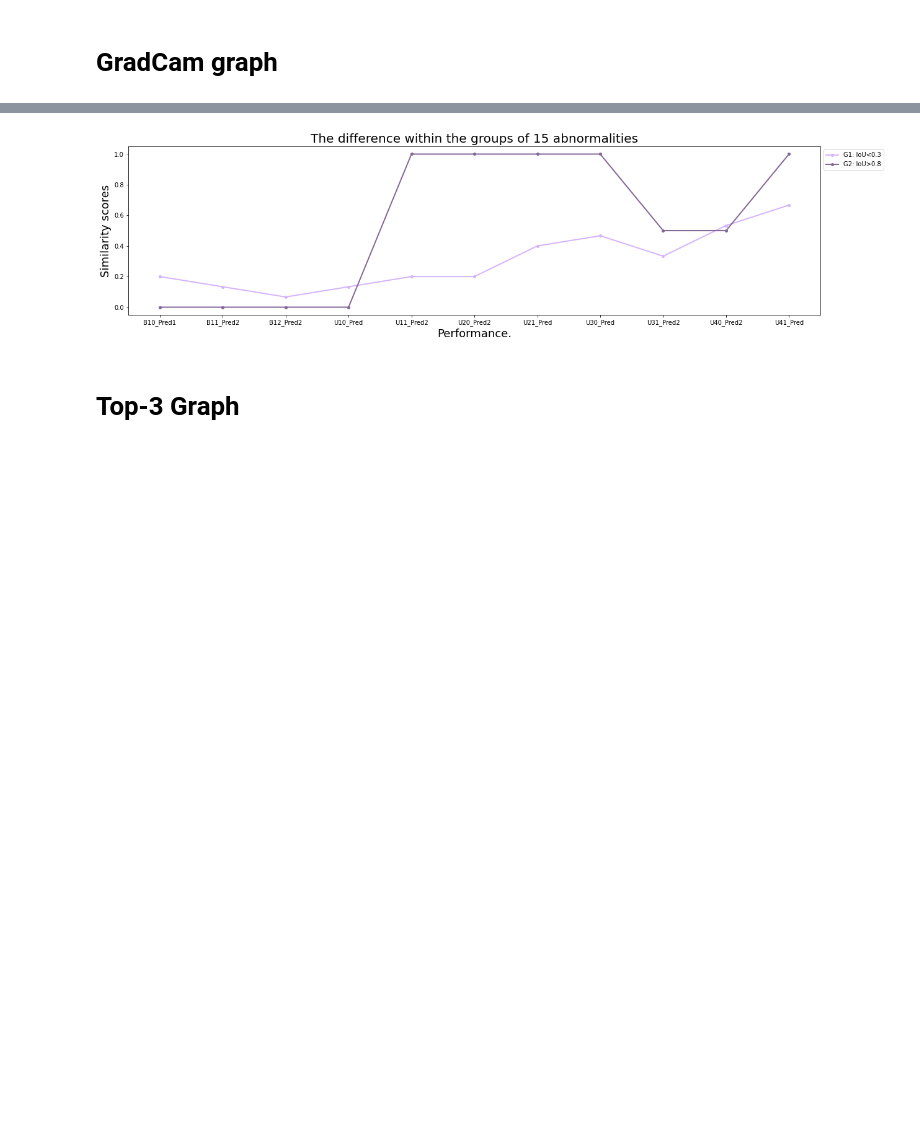
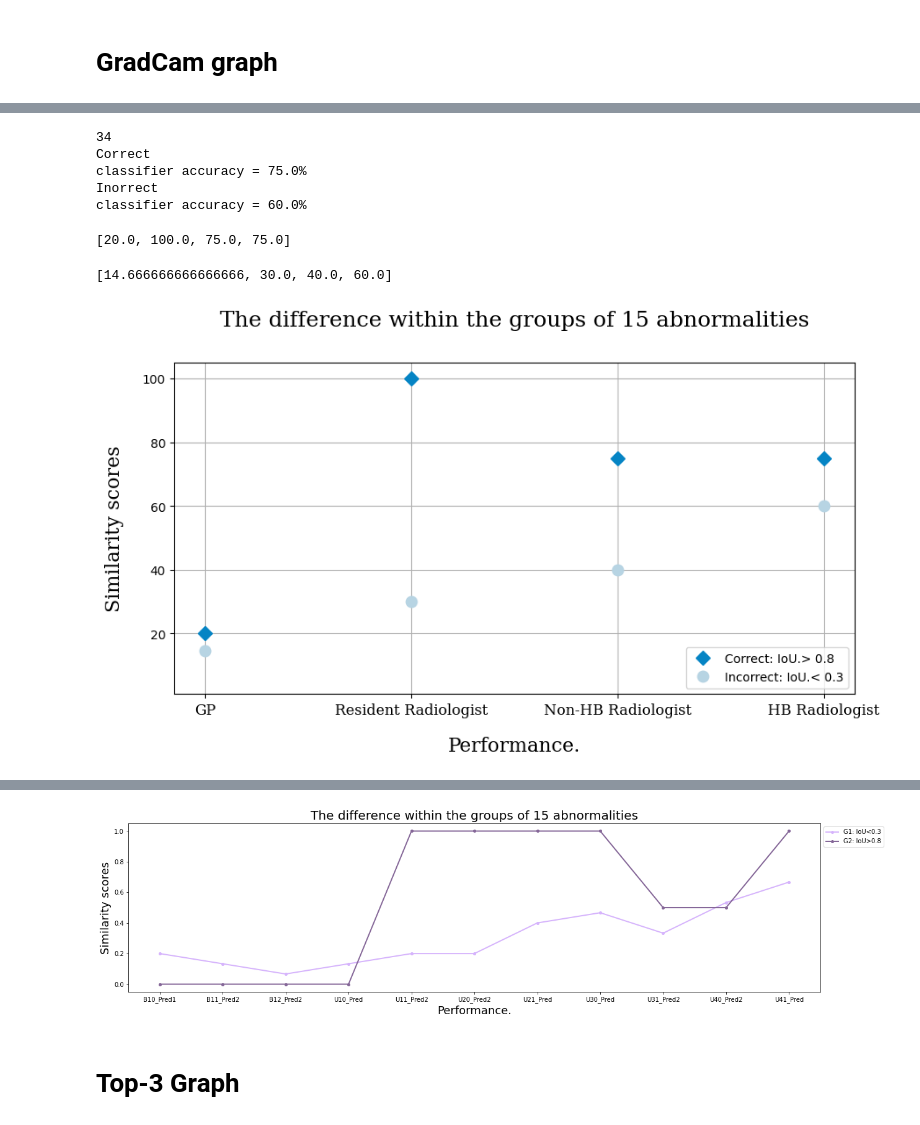
Before and after one commit to Peckkie/Experiment_Evaluation_CCA, a Jupyter notebook: graph_paper.ipynb, the cells around one changed output, grey strips where cells are left out. Saved outputs shown, nothing was run; the diff lists cells and outputs as text; code cells hidden in the pictures; blank space fills up the shorter version.

Commit message:
Update graph GradCam

```diff
--- a/graph_paper.ipynb
+++ b/graph_paper.ipynb
@@ -668,0 +708,4 @@ G2 = df2.acc.tolist()
+# %%
+df_result = df_result[(df_result['IoU186']>0.8)|(df_result['IoU186']<0.3)]
+df_result['rat_iou'] =rat_iou
+df_result
@@ -668,0 +730,3 @@ G2 = df2.acc.tolist()
+# %%
+df_result['index_col'] = df_result.index
+df_result
@@ -668,0 +781,2 @@ G2 = df2.acc.tolist()
+# %%
+re=[]
@@ -668,0 +849,40 @@ G2 = df2.acc.tolist()
+# %%
+HB= df_result[(df_result['Exper'] == 'U40_Pred2')|(df_result['Exper'] =='U41_Pred')]
+print(len(HB))
+ddf = HB
+for i in range(2):
+    if i == 0:
+        a = ddf[ddf['rat_iou']=='Correct']
+        print('Correct')
+    else:
+        a = ddf[ddf['rat_iou']=='Incorrect']
+        print('Inorrect')
+    act = a['category'].array
+    pred = a['AssistGP4'].array
+    cmat = confusion_matrix(act, pred)
+    print('classifier accuracy = {}%'.format((100.*np.trace(cmat))/(np.sum(cmat))))
+    re.append((100.*np.trace(cmat))/(np.sum(cmat)))
+# %% [output]
+34
+Correct
+classifier accuracy = 75.0%
+Inorrect
+classifier accuracy = 60.0%
+# %%
+Correct_, Incorrect_ =[],[]
+import math
+for i in range(len(re)):
+    m =i
+    # print(m)
+    if math.fmod(m, 2) ==0:
+        Correct_.append(re[i])
+    else:
+        Incorrect_.append(re[i])
+# %%
+Correct_
+# %% [output]
+[20.0, 100.0, 75.0, 75.0]
+# %%
+Incorrect_
+# %% [output]
+[14.666666666666666, 30.0, 40.0, 60.0]
@@ -668,0 +895,25 @@ G2 = df2.acc.tolist()
+# %%
+font = {'family': 'serif',
+        'color':  'black',
+        'weight': 'normal'}
+
+fig, ax = plt.subplots(figsize=(10, 5), dpi=100)
+plt.ylim(1,105)
+x = np.arange(0,2,0.5)  # the label locations
+
+plt.plot(x, Correct_, color='#0584C4',  linestyle=' ', marker='D', markeredgecolor='#0584C4', markersize=8, label='Correct: IoU.> 0.8')
+plt.plot(x, Incorrect_, color='#B7D4E3',  linestyle=' ', marker='o', markeredgecolor='#B7D4E3', markersize=9, label='Incorrect: IoU.< 0.3')
+
+# plt.title('The difference within the groups (Recall) Abn&Nor',fontsize=20)
+ax.set_title(f'The difference within the groups of 15 abnormalities',fontsize=18, fontdict=font, pad=30)
+ax.set_xlabel('Performance.',fontsize=16, fontdict=font, labelpad=15)
+ax.set_ylabel('Similarity scores',fontsize=16, fontdict=font, labelpad=15)
+
+ax.set_xticks(x)
+labels = ['GP', 'Resident Radiologist','Non-HB Radiologist','HB Radiologist']
+ax.set_xticklabels(labels,fontsize=12, fontdict=font)
+plt.legend(loc='lower right')
+plt.grid(True)
+show()
+# %% [output]
+[figure, added]
```
Also changed, not shown: parts of 25 cells of this notebook.
